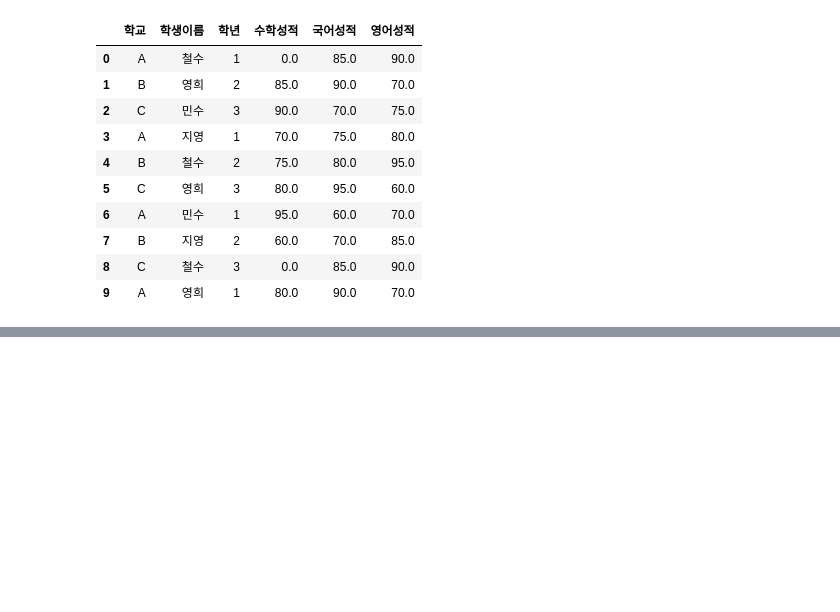
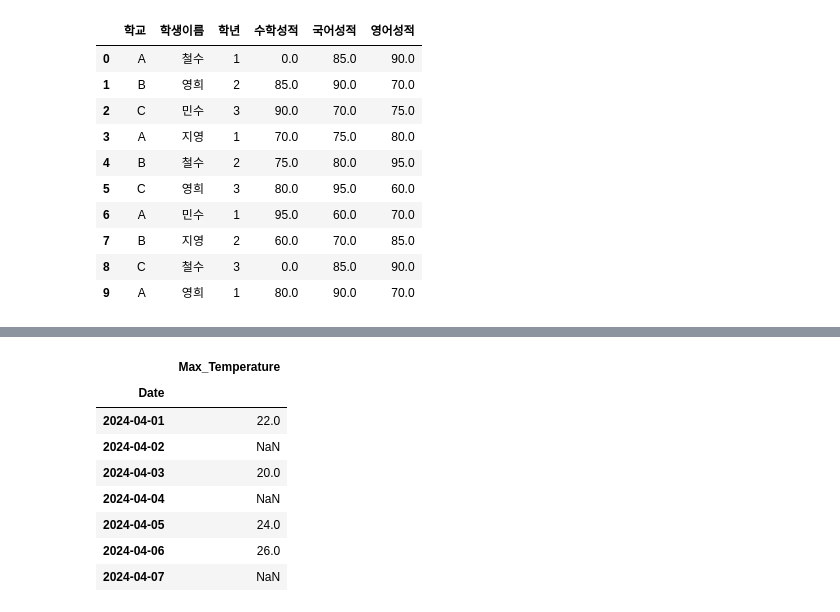
Before and after one commit to hundong2/machine_learning, a Jupyter notebook: pandas/pandas_series.ipynb, the cells around one changed output, grey strips where cells are left out. Cells and saved outputs as stored; diff of their text form; code cells hidden in the pictures; blank space fills up the shorter version.

```diff
--- a/pandas/pandas_series.ipynb
+++ b/pandas/pandas_series.ipynb
@@ -1976,0 +2021,25 @@ df.head(10)
+# %%
+import pandas as pd
+import numpy as np
+
+# 데이터 준비
+data = {
+    'Date': ['2024-04-01', '2024-04-02', '2024-04-03', '2024-04-04', '2024-04-05', '2024-04-06', '2024-04-07'],
+    'Max_Temperature': [22, np.nan, 20, np.nan, 24, 26, np.nan]
+}
+
+# DataFrame 생성 및 날짜 타입으로 변환
+df = pd.DataFrame(data)
+df['Date'] = pd.to_datetime(df['Date'])
+df.set_index('Date', inplace=True)  # 'Date' 열을 인덱스로 설정
+df
+# %% [output]
+|  | Max_Temperature |
+| Date |  |
+| 2024-04-01 | 22.0 |
+| 2024-04-02 | NaN |
+| 2024-04-03 | 20.0 |
+| 2024-04-04 | NaN |
+| 2024-04-05 | 24.0 |
+| 2024-04-06 | 26.0 |
+| 2024-04-07 | NaN |
```
Also changed, not shown: parts of 8 cells of this notebook, 4 other files.
